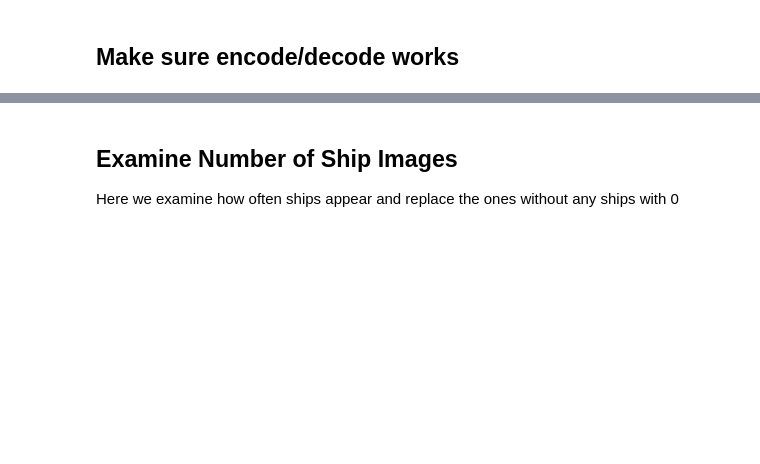
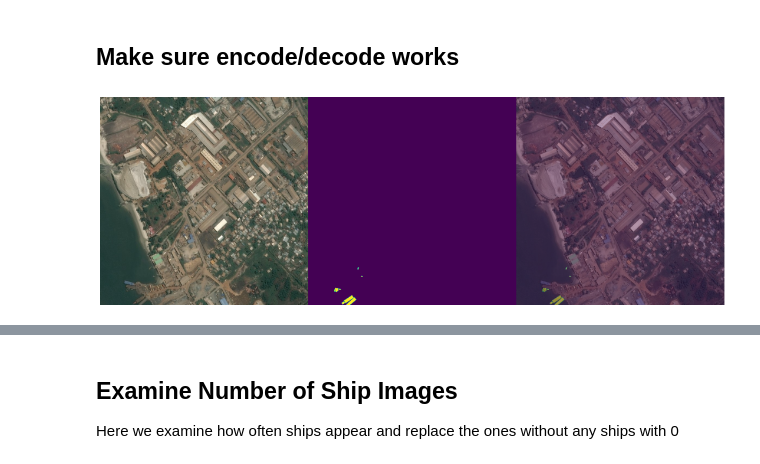
Before and after one commit to aws-deep-learning-apps/airbus-ships-challenge, a Jupyter notebook: baseline-unet-model.ipynb, the cells around one changed output, grey strips where cells are left out. Saved outputs shown, nothing was run; the diff lists cells and outputs as text; code cells hidden in the pictures; blank space fills up the shorter version.

```diff
--- a/baseline-unet-model.ipynb
+++ b/baseline-unet-model.ipynb
@@ -100,5 +132,28 @@ masks.head()
 # %% [markdown]
 ## Make sure encode/decode works
+# %%
+ImageId = '00021ddc3.jpg'
+
+img = imread('../input/train_v2/' + ImageId)
+img_masks = masks.loc[masks['ImageId'] == ImageId, 'EncodedPixels'].tolist()
+
+# Take the individual ship masks and create a single mask array for all ships
+all_masks = np.zeros((768, 768))
+for mask in img_masks:
+    all_masks += rle_decode(mask)
+
+fig, axarr = plt.subplots(1, 3, figsize=(15, 40))
+axarr[0].axis('off')
+axarr[1].axis('off')
+axarr[2].axis('off')
+axarr[0].imshow(img)
+axarr[1].imshow(all_masks)
+axarr[2].imshow(img)
+axarr[2].imshow(all_masks, alpha=0.4)
+plt.tight_layout(h_pad=0.1, w_pad=0.1)
+plt.show()
+# %% [output]
+[figure, added]
 # %%
 fig, (ax1, ax2) = plt.subplots(1, 2, figsize = (10, 5))
 rle_0 = masks.query('ImageId=="00021ddc3.jpg"')['EncodedPixels']
```
Also changed, not shown: parts of 19 cells of this notebook, 2 other files.
